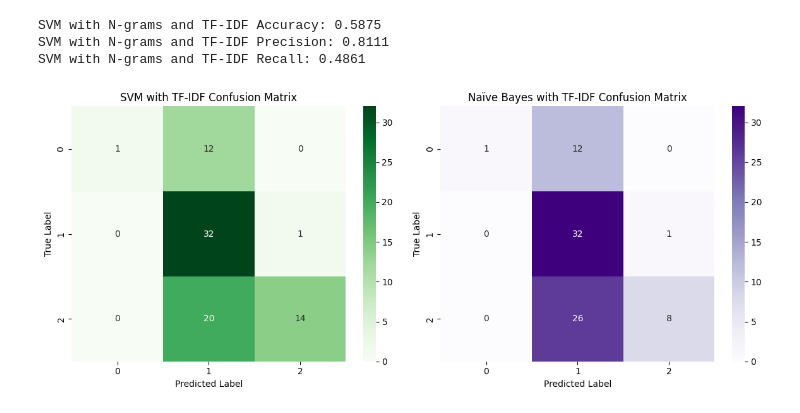
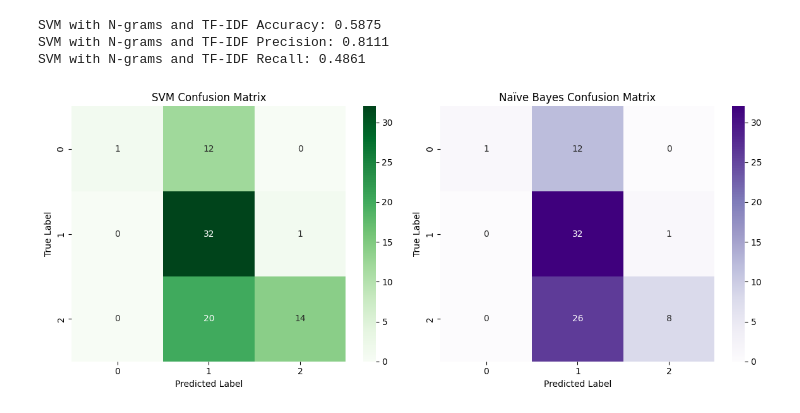
Before and after one commit to IamXiaoYao/Analysis-of-financial-news-sentiment, a Jupyter notebook: NLP/N-gram_IDF.ipynb, the cells around one changed output. Saved outputs shown, nothing was run; the diff lists cells and outputs as text; code cells hidden in the pictures.

Commit message:
feat: plot confusion matrix

```diff
--- a/NLP/N-gram_IDF.ipynb
+++ b/NLP/N-gram_IDF.ipynb
@@ -121,20 +121,20 @@ nb_cm = confusion_matrix(y_test, y_pred_nb)
 # %%
 import matplotlib.pyplot as plt
 import seaborn as sns
 
 fig, axes = plt.subplots(1, 2, figsize=(12, 5))
 sns.heatmap(svm_cm, annot=True, fmt='d', cmap='Greens', ax=axes[0])
-axes[0].set_title("SVM with TF-IDF Confusion Matrix")
+axes[0].set_title("SVM Confusion Matrix")
 axes[0].set_xlabel("Predicted Label")
 axes[0].set_ylabel("True Label")
 
 # Naïve Bayes Confusion Matrix
 sns.heatmap(nb_cm, annot=True, fmt='d', cmap='Purples', ax=axes[1])
-axes[1].set_title("Naïve Bayes with TF-IDF Confusion Matrix")
+axes[1].set_title("Naïve Bayes Confusion Matrix")
 axes[1].set_xlabel("Predicted Label")
 axes[1].set_ylabel("True Label")
 
 plt.tight_layout()
 plt.show()
 # %% [output]
-[figure, old version]
+[figure, new version]
```
